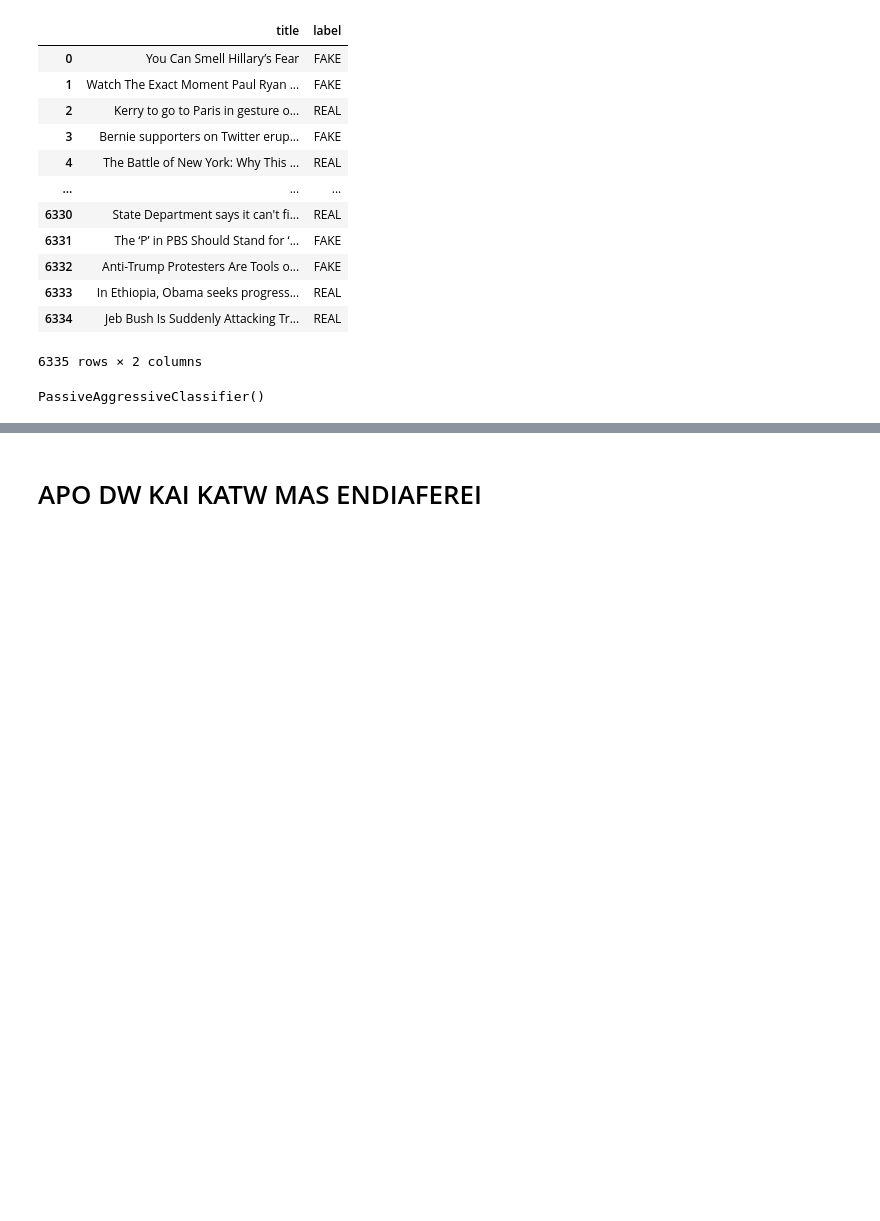
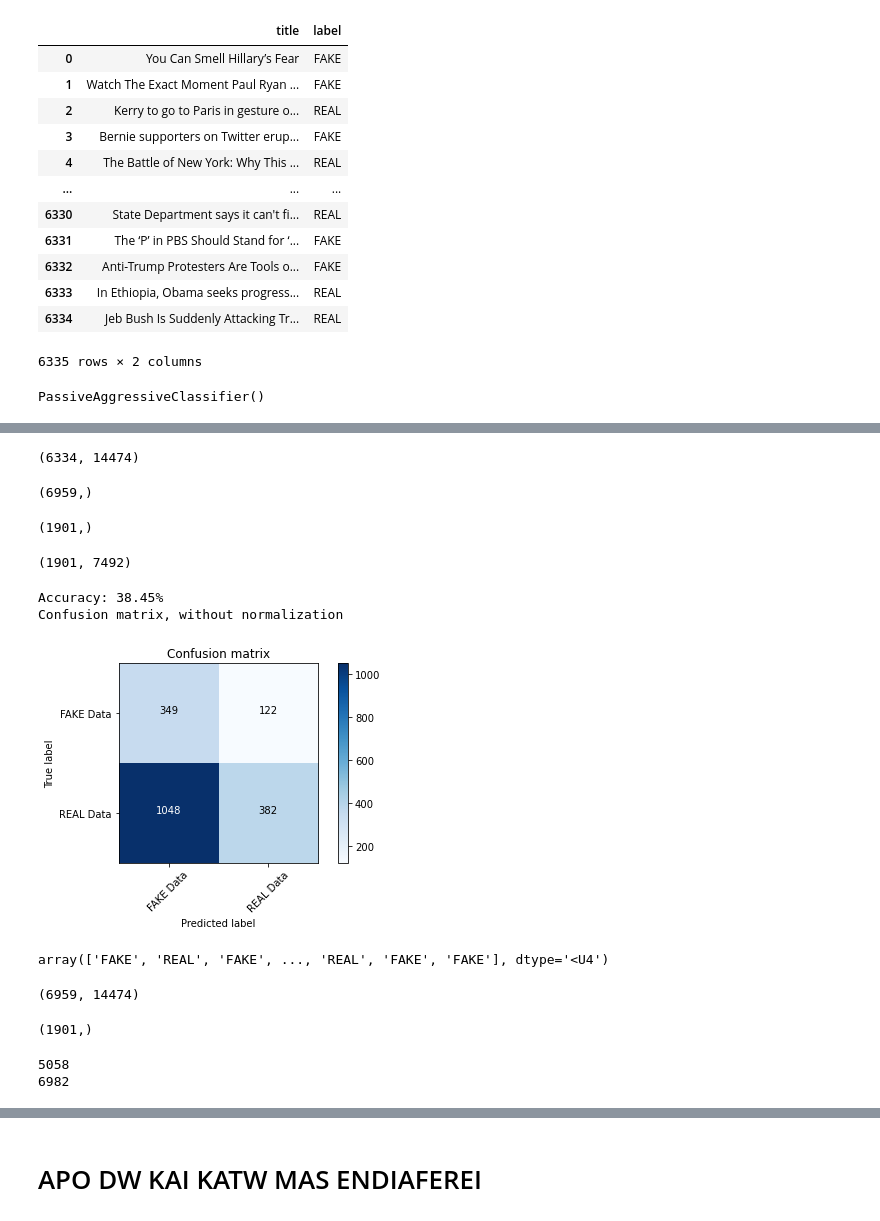
Before and after one commit to ckyriakos/Fake-News-Detection-Concept-Drift, a Jupyter notebook: Fake News Detection - Tackle Concept Drift Cinnamon example.ipynb, the cells around one changed output, grey strips where cells are left out. Drawn from its saved outputs; the diff is of its cells as text; code cells hidden in the pictures; blank space fills up the shorter version.

```diff
--- a/Fake News Detection - Tackle Concept Drift Cinnamon example.ipynb
+++ b/Fake News Detection - Tackle Concept Drift Cinnamon example.ipynb
@@ -412,2 +389,48 @@ Accuracy: 78.01%
 Confusion matrix, without normalization
 [figure]
+# %%
+np.shape(tfidf_X_test[:6334])
+# %% [output]
+(6334, 14474)
+# %%
+np.shape(Y_test)
+# %% [output]
+(6959,)
+# %%
+np.shape(Y_pred_df_fr)
+# %% [output]
+(1901,)
+# %%
+np.shape(tfidf_X_test2)
+# %% [output]
+(1901, 7492)
+# %%
+Y_pred_df_fr = classifier2.predict(tfidf_X_test[:1901, :7492])
+score2 = metrics.accuracy_score(Y_test[:1901], Y_pred_df_fr)
+print(f'Accuracy: {round(score2*100,2)}%')
+cm1 = metrics.confusion_matrix(Y_test[:1901], Y_pred_df_fr)
+plot_confusion_matrix(cm1, classes=['FAKE Data', 'REAL Data'])
+# %% [output]
+Accuracy: 38.45%
+Confusion matrix, without normalization
+[figure, added]
+# %%
+Y_pred_df_fr
+# %% [output]
+array(['FAKE', 'REAL', 'FAKE', ..., 'REAL', 'FAKE', 'FAKE'], dtype='<U4')
+# %%
+np.shape(tfidf_X_test)
+# %% [output]
+(6959, 14474)
+# %%
+np.shape(Y_test2)
+# %% [output]
+(1901,)
+# %%
+a=np.shape(tfidf_X_test)[0] - np.shape(tfidf_X_test2)[0]
+b = np.shape(tfidf_X_test)[1] - np.shape(tfidf_X_test2)[1]
+print(a)
+print(b)
+# %% [output]
+5058
+6982
```
Also changed, not shown: parts of 27 cells of this notebook, 4 other files.
